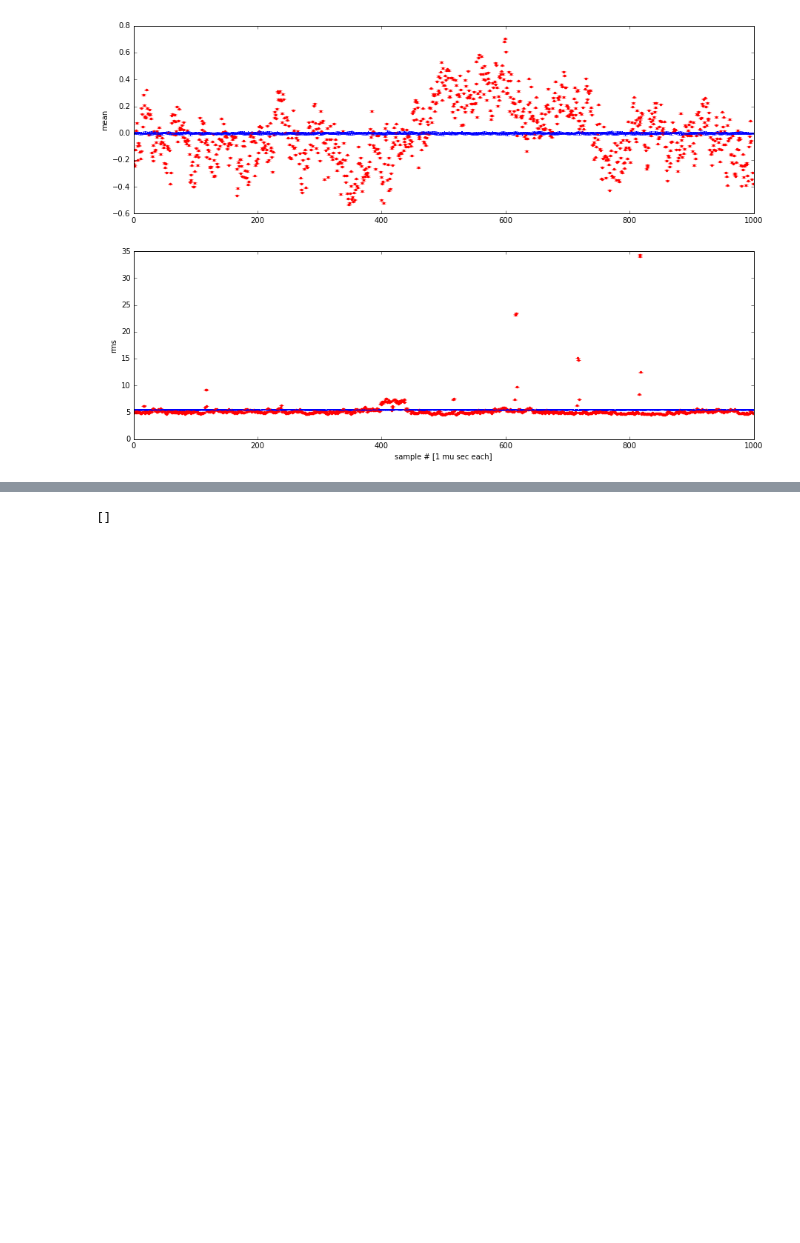
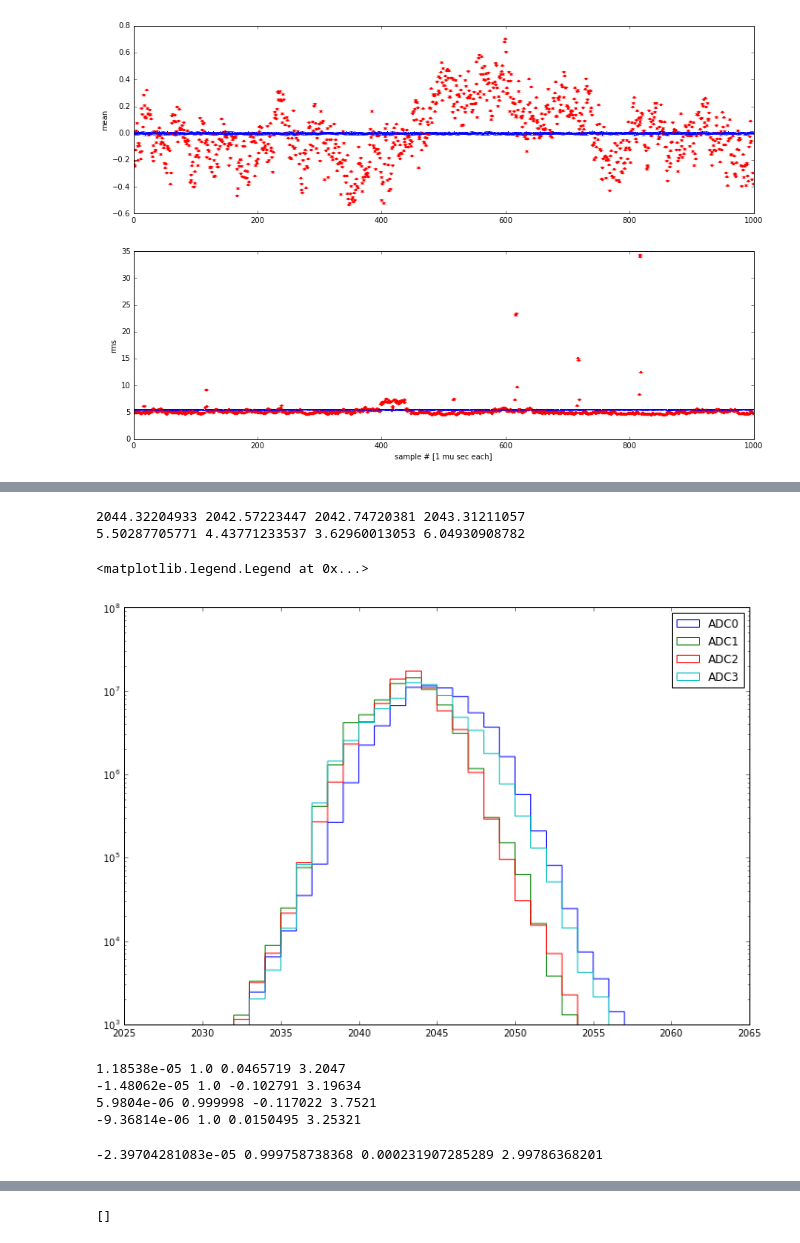
Before and after one commit to bmxdemo/bmxproject, a Jupyter notebook: ipynb/100ms.ipynb, the cells around one changed output, grey strips where cells are left out. Drawn from its saved outputs; the diff is of its cells as text; code cells hidden in the pictures; blank space fills up the shorter version.

```diff
--- a/ipynb/100ms.ipynb
+++ b/ipynb/100ms.ipynb
@@ -138,0 +142,35 @@ plot(freq[-100:],powf[-100:])
+# %%
+#let's see if it is a simple offset
+print realdata[::4].mean(), realdata[1::4].mean(), realdata[2::4].mean(), realdata[3::4].mean()
+print realdata[::4].var(), realdata[1::4].var(), realdata[2::4].var(), realdata[3::4].var()
+# %% [output]
+2044.32204933 2042.57223447 2042.74720381 2043.31211057
+5.50287705771 4.43771233537 3.62960013053 6.04930908782
+# %%
+figure(figsize=(12,8))
+mn,mx=2028,2062
+for i in range(4):
+    sub=realdata[i::4]
+    hist(sub,bins=mx-mn,range=[mn,mx],histtype='step',label='ADC'+str(i))
+semilogy()
+legend()
+# %% [output]
+<matplotlib.legend.Legend at 0x...>
+[figure, added]
+# %%
+rndata=realdata[:].astype('f4')
+for i in range(4):
+    rndata[i::4]-=realdata[i::4].mean()
+    rndata[i::4]/=np.sqrt(realdata[i::4].var())
+    sub=rndata[i::4]
+    print sub.mean(), sub.var(), (sub**3).mean(), (sub**4).mean()
+# %% [output]
+1.18538e-05 1.0 0.0465719 3.2047
+-1.48062e-05 1.0 -0.102791 3.19634
+5.9804e-06 0.999998 -0.117022 3.7521
+-9.36814e-06 1.0 0.0150495 3.25321
+# %%
+sub=np.random.normal(0,1,len(sub))
+print sub.mean(), sub.var(), (sub**3).mean(), (sub**4).mean()
+# %% [output]
+-2.39704281083e-05 0.999758738368 0.000231907285289 2.99786368201
```
Also changed, not shown: parts of 8 cells of this notebook.
